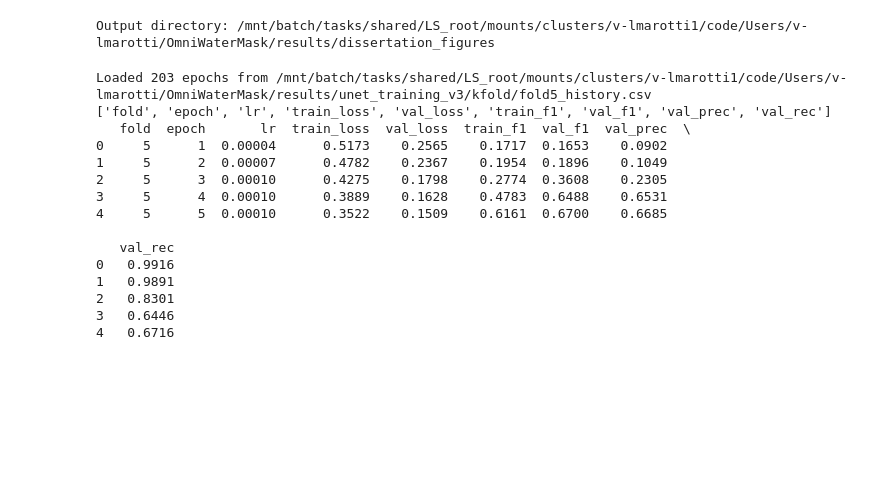
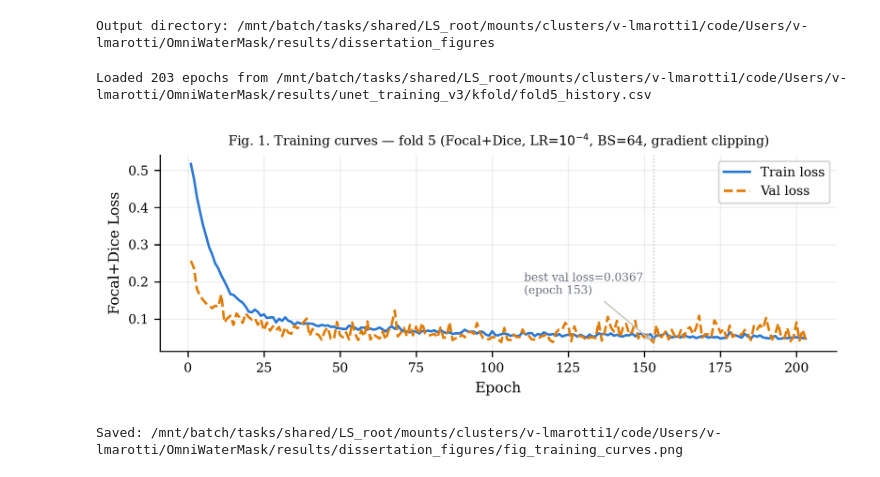
Before and after one commit to luanamarotti/High-Resolution-Water-Segmentation-for-Salmon-Habitat, a Jupyter notebook: generate_figures.ipynb, the cells around one changed output. Drawn from its saved outputs; the diff is of its cells as text; code cells hidden in the pictures; blank space fills up the shorter version.

```diff
--- a/generate_figures.ipynb
+++ b/generate_figures.ipynb
@@ -41,53 +61,63 @@ print(f'Output directory: {OUT_DIR}')
 # %% [output]
 Output directory: /mnt/batch/tasks/shared/LS_root/mounts/clusters/v-lmarotti1/code/Users/v-lmarotti/OmniWaterMask/results/dissertation_figures
 # %%
-# ── Cell 2: Training Curves (Fold 5) ──
-# Tries common filename patterns for fold 5 history.
-# If not found, prints the available files so you can update the path.
+# ── Cell 2: Fig 1 — Training Curves (Fold 5, loss only) ──
 
 candidate_paths = [
     KFOLD_DIR / 'fold5_history.csv',
     KFOLD_DIR / 'fold5_log.csv',
     KFOLD_DIR / 'fold_5_history.csv',
     BASE_DIR / 'results/unet_training_v3/sweep_lr1e4_test/Ctest_lr1e4_focal_dice_history.csv',
 ]
 
 csv_path = None
 for p in candidate_paths:
     if p.exists():
         csv_path = p
         break
 
 if csv_path is None:
     print('WARNING: No training history CSV found. Using dummy data.')
-    print('Available files in kfold dir:')
-    print([f.name for f in KFOLD_DIR.glob('*.csv')])
+    print('Available CSVs in kfold dir:', [f.name for f in KFOLD_DIR.glob('*.csv')])
     epochs = list(range(1, 204))
     df = pd.DataFrame({
         'epoch':      epochs,
         'train_loss': [0.51 * (0.97**i) for i in range(len(epochs))],
         'val_loss':   [0.20 * (0.96**i) + 0.037 for i in range(len(epochs))],
-        'train_f1':   [min(0.17 + 0.004*i, 0.95) for i in range(len(epochs))],
-        'val_f1':     [min(0.16 + 0.0037*i, 0.906) for i in range(len(epochs))],
     })
 else:
     df = pd.read_csv(csv_path)
     print(f'Loaded {len(df)} epochs from {csv_path}')
-    print(df.columns.tolist())
-    print(df.head())
+
+best_loss_ep = df.loc[df['val_loss'].idxmin(), 'epoch']
+best_loss    = df['val_loss'].min()
+
+fig, ax = plt.subplots(1, 1, figsize=(6.5, 2.5))
+
+ax.plot(df['epoch'], df['train_loss'], color=BLUE,   lw=1.5, label='Train loss')
+ax.plot(df['epoch'], df['val_loss'],   color=ORANGE, lw=1.5, linestyle='--', label='Val loss')
+ax.axvline(best_loss_ep, color=LGRAY, lw=0.8, linestyle=':')
+ax.annotate(f'best val loss={best_loss:.4f}\n(epoch {best_loss_ep})',
+            xy=(best_loss_ep, best_loss),
+            xytext=(-80, 30),
+            textcoords='offset points',
+            fontsize=7, color=GRAY,
+            arrowprops=dict(arrowstyle='->', color=LGRAY, lw=0.8))
+ax.set_xlabel('Epoch')
+ax.set_ylabel('Focal+Dice Loss')
+ax.set_title(
+    r'Fig. 1. Training curves — fold 5 (Focal+Dice, LR=$10^{-4}$, BS=64, gradient clipping)',
+    fontsize=8
+)
+ax.legend()
+ax.grid(alpha=0.2)
+
+plt.tight_layout()
+out1 = OUT_DIR / 'fig_training_curves.png'
+plt.savefig(out1, dpi=300, bbox_inches='tight')
+plt.show()
+print(f'Saved: {out1}')
 # %% [output]
 Loaded 203 epochs from /mnt/batch/tasks/shared/LS_root/mounts/clusters/v-lmarotti1/code/Users/v-lmarotti/OmniWaterMask/results/unet_training_v3/kfold/fold5_history.csv
-['fold', 'epoch', 'lr', 'train_loss', 'val_loss', 'train_f1', 'val_f1', 'val_prec', 'val_rec']
-   fold  epoch       lr  train_loss  val_loss  train_f1  val_f1  val_prec  \
-0     5      1  0.00004      0.5173    0.2565    0.1717  0.1653    0.0902
-1     5      2  0.00007      0.4782    0.2367    0.1954  0.1896    0.1049
-2     5      3  0.00010      0.4275    0.1798    0.2774  0.3608    0.2305
-3     5      4  0.00010      0.3889    0.1628    0.4783  0.6488    0.6531
-4     5      5  0.00010      0.3522    0.1509    0.6161  0.6700    0.6685
-
-   val_rec
-0   0.9916
-1   0.9891
-2   0.8301
-3   0.6446
-4   0.6716
+[figure, added]
+Saved: /mnt/batch/tasks/shared/LS_root/mounts/clusters/v-lmarotti1/code/Users/v-lmarotti/OmniWaterMask/results/dissertation_figures/fig_training_curves.png
```
Also changed, not shown: parts of 9 cells of this notebook, 1 other file.
